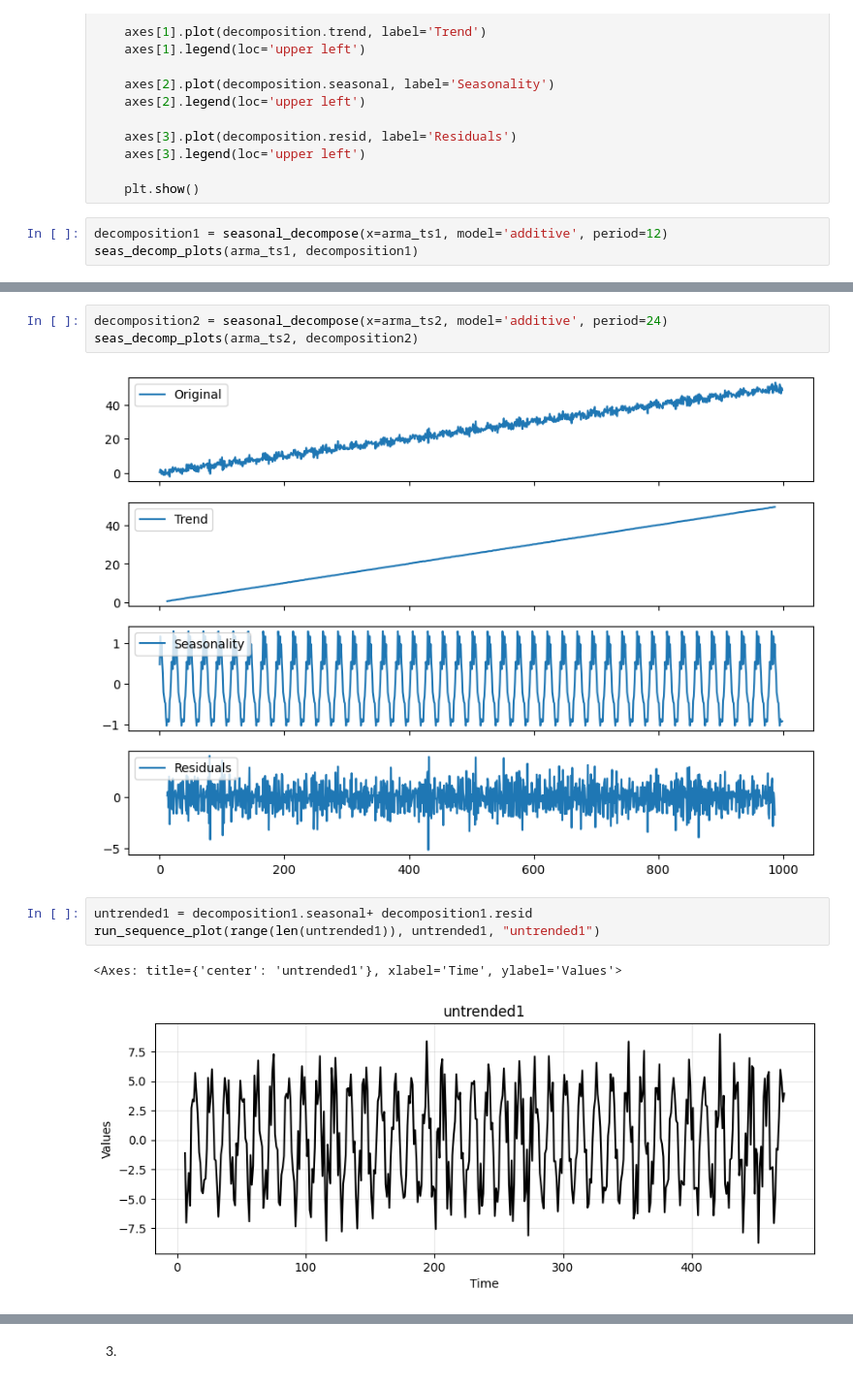
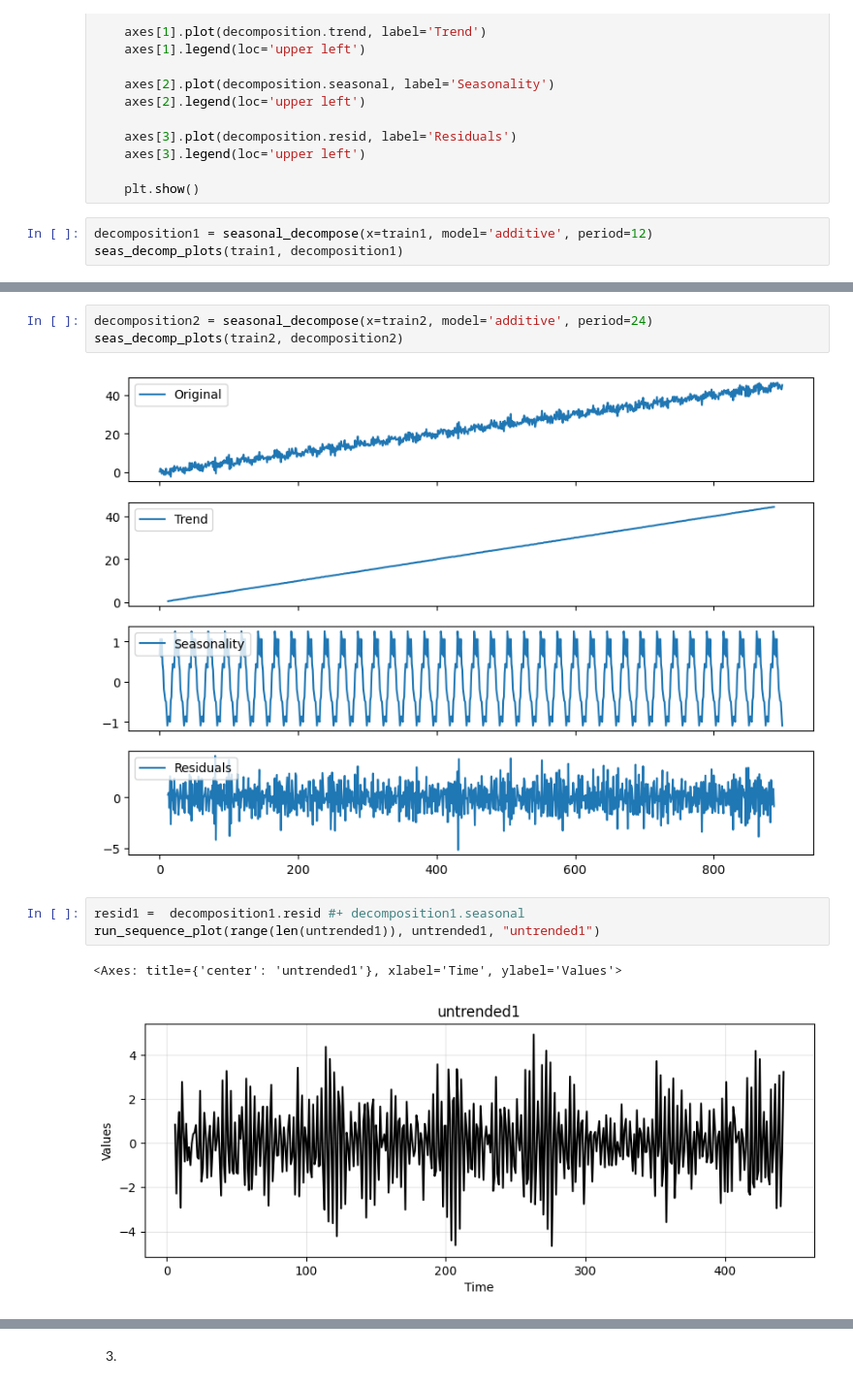
Before and after one commit to altUSER/ts2, a Jupyter notebook: 4 ar_ma.ipynb, the cells around one changed output, grey strips where cells are left out. Shown at 97% size. Saved outputs shown, nothing was run; the diff lists cells and outputs as text.

```diff
--- a/4 ar_ma.ipynb
+++ b/4 ar_ma.ipynb
@@ -986,6 +1007,6 @@ def seas_decomp_plots(original, decomposition):
 
     plt.show()
 # %%
-decomposition1 = seasonal_decompose(x=arma_ts1, model='additive', period=12)
-seas_decomp_plots(arma_ts1, decomposition1)
+decomposition1 = seasonal_decompose(x=train1, model='additive', period=12)
+seas_decomp_plots(train1, decomposition1)
 # %% [output]
@@ -993,12 +1014,12 @@ seas_decomp_plots(arma_ts1, decomposition1)
 # %%
-decomposition2 = seasonal_decompose(x=arma_ts2, model='additive', period=24)
-seas_decomp_plots(arma_ts2, decomposition2)
+decomposition2 = seasonal_decompose(x=train2, model='additive', period=24)
+seas_decomp_plots(train2, decomposition2)
 # %% [output]
-[figure, old version]
+[figure, new version]
 # %%
-untrended1 = decomposition1.seasonal+ decomposition1.resid
+resid1 =  decomposition1.resid #+ decomposition1.seasonal
 run_sequence_plot(range(len(untrended1)), untrended1, "untrended1")
 # %% [output]
 <Axes: title={'center': 'untrended1'}, xlabel='Time', ylabel='Values'>
-[figure, old version]
+[figure, new version]
 # %%
```
Also changed, not shown: parts of 26 cells of this notebook, 5 other files.
